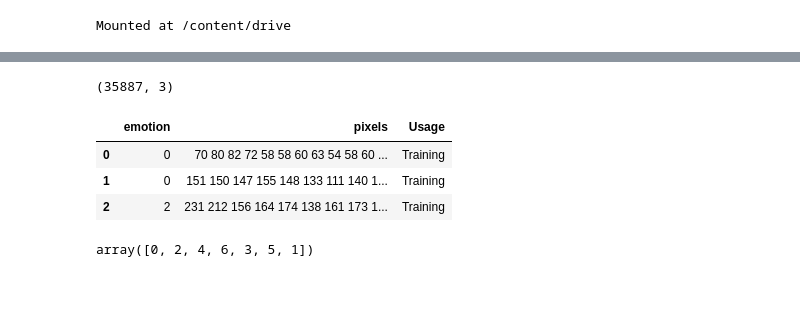
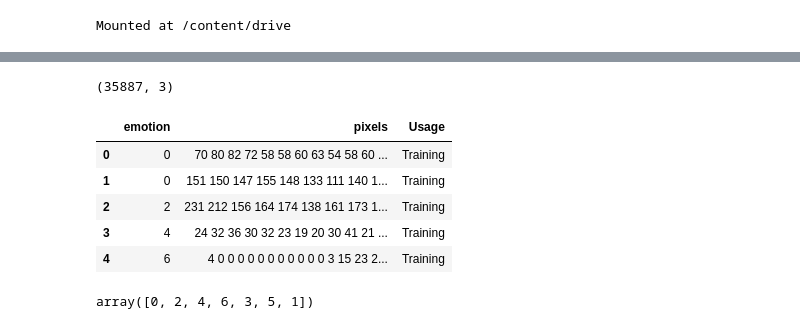
Before and after one commit to sangitkc01/Real-Time-Facial-Emotion-Detection, a Jupyter notebook: FER Code.ipynb, the cells around one changed output, grey strips where cells are left out. Cells and saved outputs as stored; diff of their text form; code cells hidden in the pictures; blank space fills up the shorter version.

```diff
--- a/FER Code.ipynb
+++ b/FER Code.ipynb
@@ -38,14 +32,16 @@ warnings.filterwarnings(action='ignore', category=FutureWarning
 # %%
 import pandas as pd # data processing
 df=pd.read_csv('/content/drive/MyDrive/Facial_Expression/fer2013/fer2013.csv')
 print(df.shape)
-df.head(3)
+df.head()
 # %% [output]
 (35887, 3)
 |  | emotion | pixels | Usage |
 | 0 | 0 | 70 80 82 72 58 58 60 63 54 58 60 ... | Training |
 | 1 | 0 | 151 150 147 155 148 133 111 140 1... | Training |
 | 2 | 2 | 231 212 156 164 174 138 161 173 1... | Training |
+| 3 | 4 | 24 32 36 30 32 23 19 20 30 41 21 ... | Training |
+| 4 | 6 | 4 0 0 0 0 0 0 0 0 0 0 0 3 15 23 2... | Training |
 # %%
 df.emotion.unique()
 # %% [output]
```
Also changed, not shown: parts of 17 cells of this notebook.
